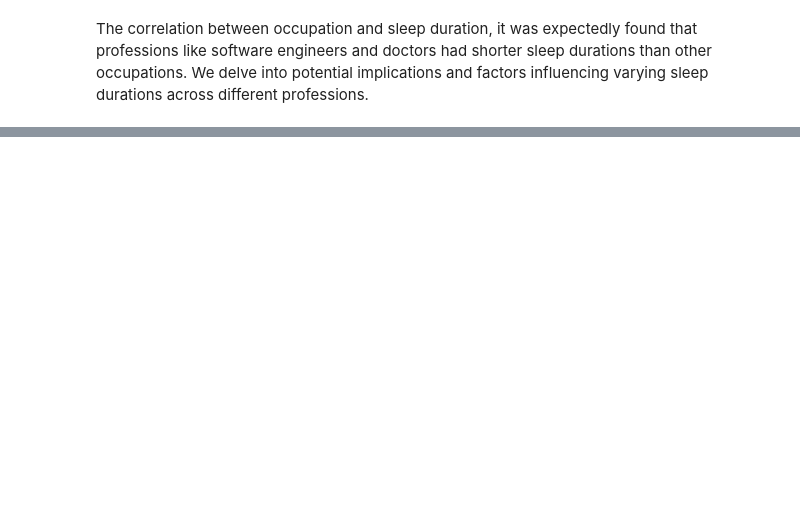
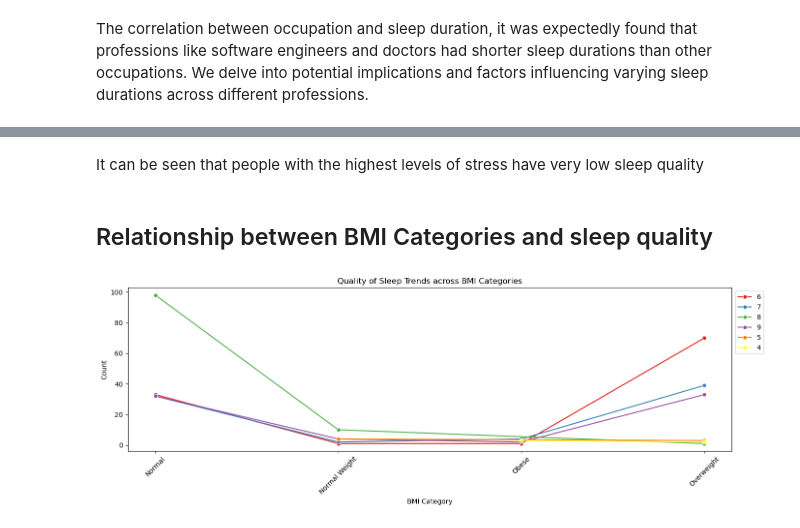
Before and after one commit to ShoaibNaseer/MSc_data_science_projects, a Jupyter notebook: other_projects/sleep_health_analysis/sleep_quality_analysis.ipynb, the cells around one changed output, grey strips where cells are left out. Drawn from its saved outputs; the diff is of its cells as text; code cells hidden in the pictures; blank space fills up the shorter version.

```diff
--- a/other_projects/sleep_health_analysis/sleep_quality_analysis.ipynb
+++ b/other_projects/sleep_health_analysis/sleep_quality_analysis.ipynb
@@ -194,0 +227,17 @@ The correlation between occupation and sleep duration, it was expectedly found t
+# %% [markdown]
+It can be seen that people with the highest levels of stress have very low sleep quality
+# %% [markdown]
+## Relationship between BMI Categories and sleep quality
+# %%
+plt.figure(figsize=(14, 5))
+count_df = df.groupby(['BMI Category', 'Quality of Sleep']).size().reset_index(name='Count')
+# Plot the line graph for 'Quality of Sleep' within 'BMI Category'
+sns.lineplot(x='BMI Category', y='Count', hue='Quality of Sleep', data=count_df, palette='Set1', marker='o')
+plt.title('Quality of Sleep Trends across BMI Categories')
+plt.xlabel('BMI Category')
+plt.ylabel('Count')
+plt.legend(loc='upper left', bbox_to_anchor=(1, 1))
+plt.xticks(rotation=45)
+plt.tight_layout()
+# %% [output]
+[figure, added]
```
Also changed, not shown: parts of 10 cells of this notebook.
